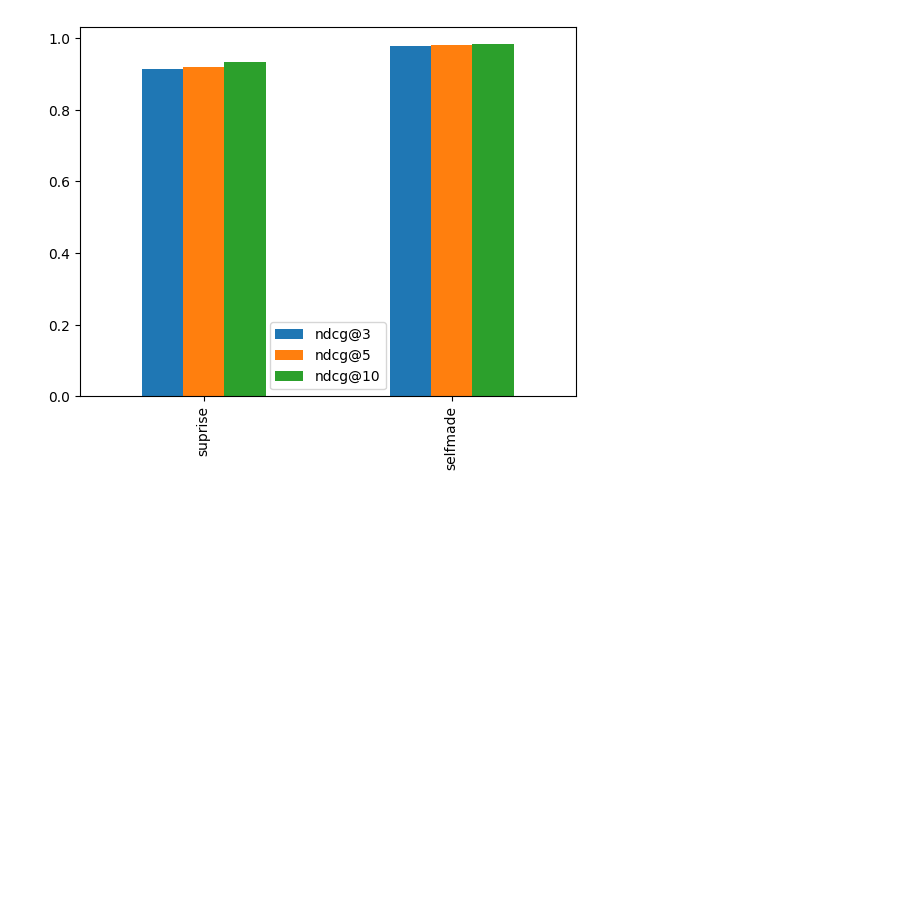
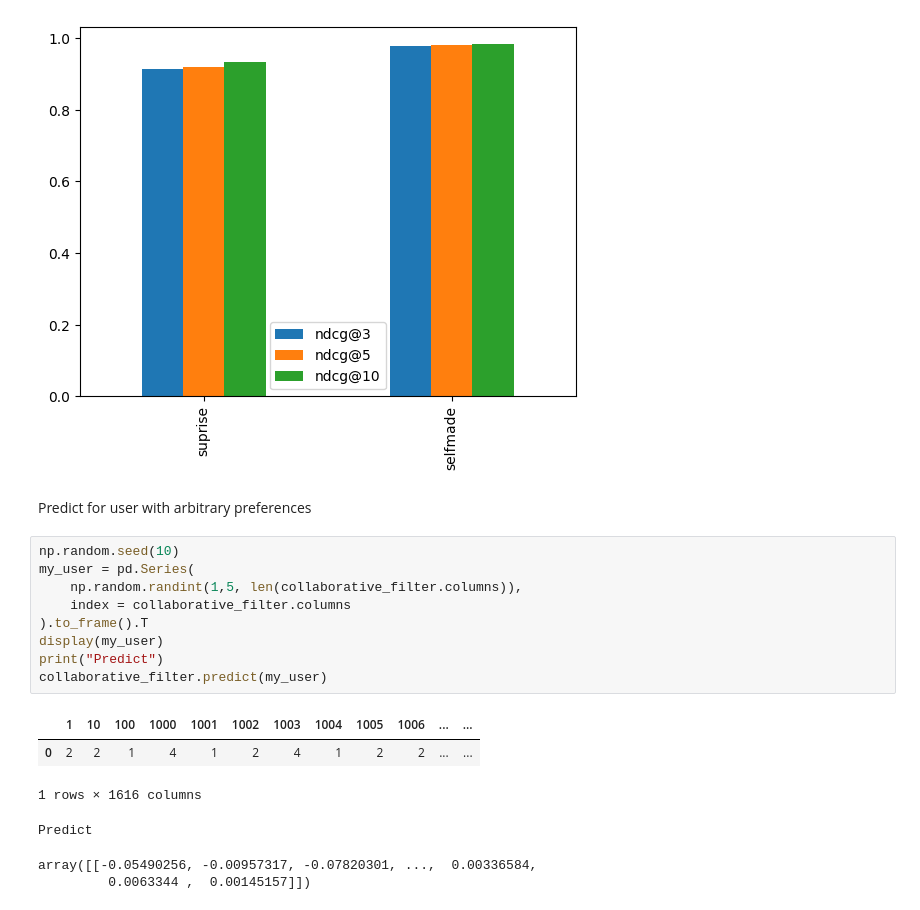
Before and after one commit to fedorkobak/knowledge, a Jupyter notebook: data_science/ranking_task/collaborative_filtering/self_made_mem_based.ipynb, the cells around one changed output. Cells and saved outputs as stored; diff of their text form; blank space fills up the shorter version.

Commit message:
data_science/ranking_task/collaborative_filtering/self_made_mem_based.ipynb   predict for arbitrary user

```diff
--- a/data_science/ranking_task/collaborative_filtering/self_made_mem_based.ipynb
+++ b/data_science/ranking_task/collaborative_filtering/self_made_mem_based.ipynb
@@ -1056,3 +1056,21 @@ plt.show()
 | suprise | 0.913696 | 0.920077 | 0.932847 |
 | selfmade | 0.979629 | 0.980524 | 0.983262 |
 [figure]
+# %% [markdown]
+Predict for user with arbitrary preferences
+# %%
+np.random.seed(10)
+my_user = pd.Series(
+    np.random.randint(1,5, len(collaborative_filter.columns)),
+    index = collaborative_filter.columns
+).to_frame().T
+display(my_user)
+print("Predict")
+collaborative_filter.predict(my_user)
+# %% [output]
+|  | 1 | 10 | 100 | 1000 | 1001 | 1002 | 1003 | 1004 | 1005 | 1006 | ... | ... |
+| 0 | 2 | 2 | 1 | 4 | 1 | 2 | 4 | 1 | 2 | 2 | ... | ... |
+1 rows × 1616 columns
+Predict
+array([[-0.05490256, -0.00957317, -0.07820301, ...,  0.00336584,
+         0.0063344 ,  0.00145157]])
```
